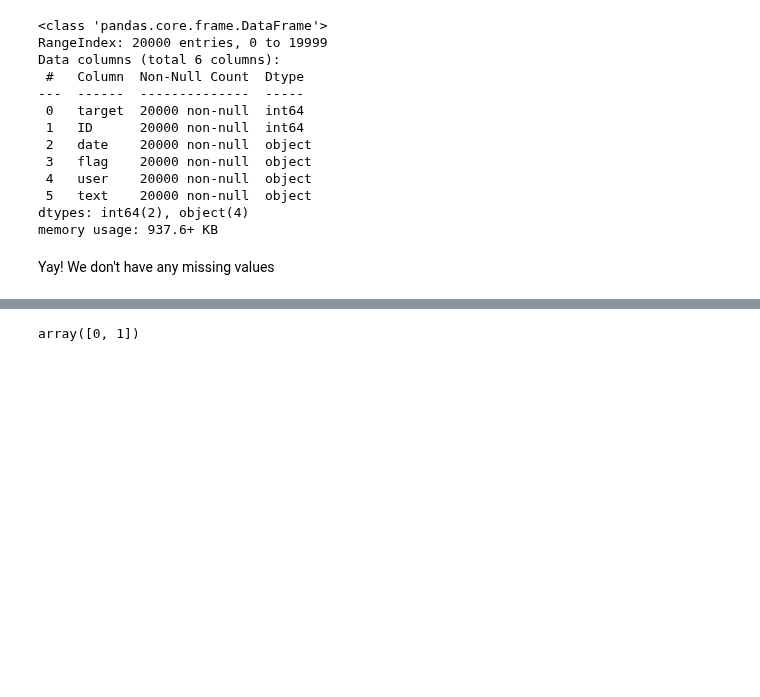
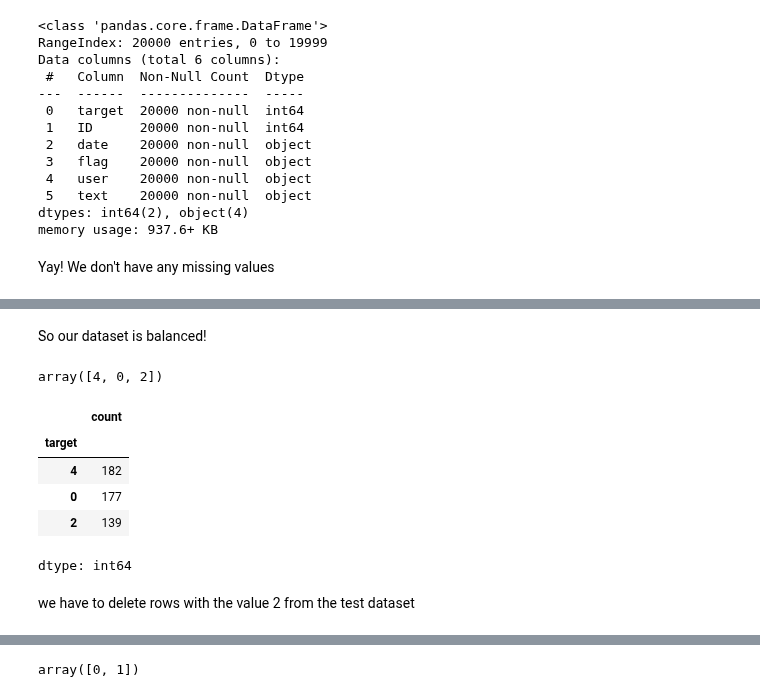
Before and after one commit to nargesghan/cs_internship_journey, a Jupyter notebook: sentiment Analysis/sentiment_analyzer_project.ipynb, the cells around one changed output, grey strips where cells are left out. Drawn from its saved outputs; the diff is of its cells as text; code cells hidden in the pictures; blank space fills up the shorter version.

```diff
--- a/sentiment Analysis/sentiment_analyzer_project.ipynb
+++ b/sentiment Analysis/sentiment_analyzer_project.ipynb
@@ -46,0 +51,17 @@ array([0, 4])
+# %% [markdown]
+So our dataset is balanced!
+# %%
+test['target'].unique()
+# %% [output]
+array([4, 0, 2])
+# %%
+test['target'].value_counts()
+# %% [output]
+|  | count |
+| target |  |
+| 4 | 182 |
+| 0 | 177 |
+| 2 | 139 |
+dtype: int64
+# %% [markdown]
+we have to delete rows with the value 2 from the test dataset
```
Also changed, not shown: parts of 14 cells of this notebook, 1 other file.
